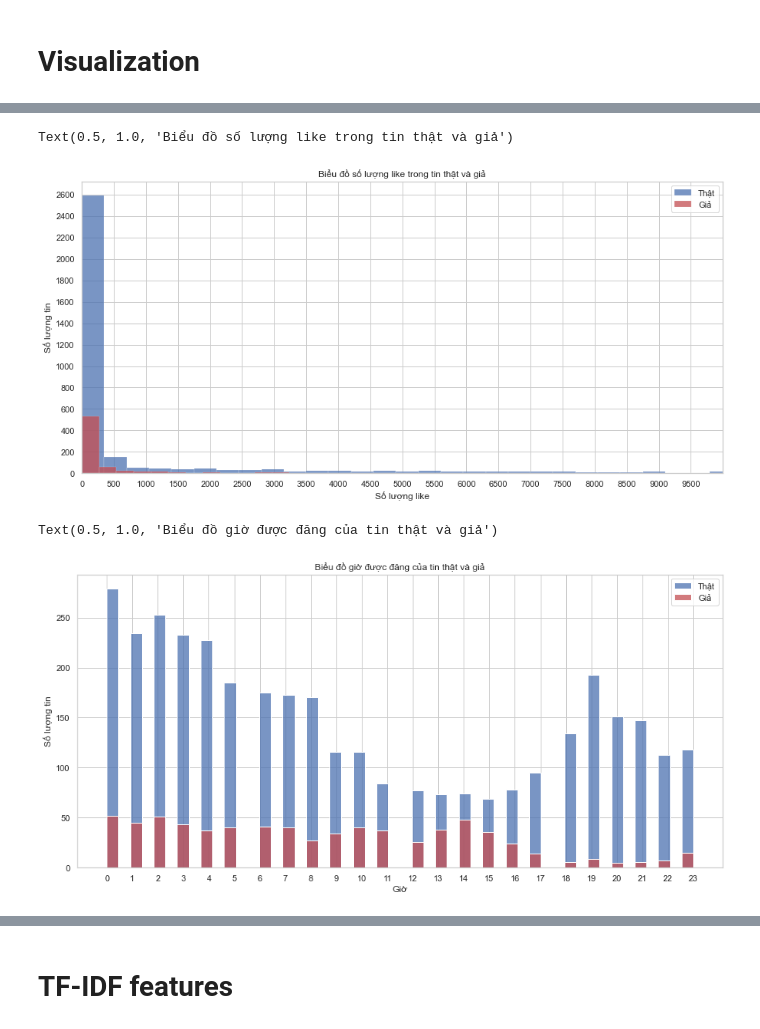
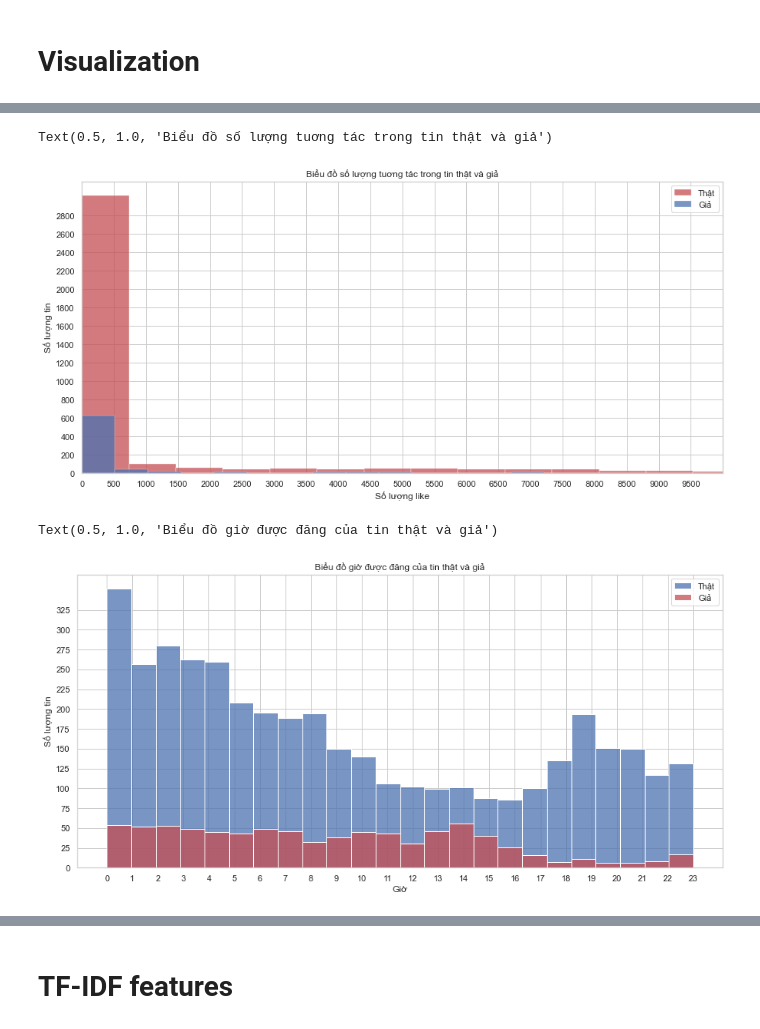
Before and after one commit to nhmt120/vietnamese-fake-news-detection, a Jupyter notebook: data visualization.ipynb, the cells around one changed output, grey strips where cells are left out. Cells and saved outputs as stored; diff of their text form; code cells hidden in the pictures.

```diff
--- a/data visualization.ipynb
+++ b/data visualization.ipynb
@@ -7,5 +8,6 @@ import re
 # %%
 # get data
-df = pd.read_csv('data/public_train.csv')
+df = pd.read_csv('data/public_train.csv').append(pd.read_excel('data/warmup_training_dataset.xlsx'))
+print(df.shape)
 df.head()
 # %% [output]
@@ -62,7 +63,7 @@ df['timestamp_post'] = pd.to_datetime(df['timestamp_post'], unit='s', errors='co
 # %%
 # remove null, duplicate text content record and change dtype of num_like, comment, share feature to int64
 df = df.dropna(subset=['post_message'])
-df['timestamp_post'] = df['timestamp_post'].fillna(pd.Timestamp(0000000000)) # empty timestamp
+df['timestamp_post'] = df['timestamp_post'].fillna(pd.Timestamp(0)) # empty timestamp
 df = df.fillna(0)
 df = df.drop_duplicates(subset='post_message', keep='first')
 df.iloc[:, 4:7] = df.iloc[:, 4:7].astype('int64')
@@ -137,37 +146,39 @@ Text(0.5, 1.0, 'Biểu đồ số lượng từ trong tin thật và giả')
 # %%
-like_true =[n for n in df[df['label'] == 0]['num_like_post'] if n<1000000000]
-like_fake = df[df['label'] == 1]['num_like_post']
+tt_true = [n for n in df[df['label'] == 0].iloc[:, [4, 5, 6]].sum(axis=1) if n<1000000000]
+tt_fake = [n for n in df[df['label'] == 1].iloc[:, [4, 5, 6]].sum(axis=1) if n<1000000000]
 
 # print(like_true)
 
 plt.figure(figsize=(15, 7))
-sns.histplot(data=like_true, bins=400, color='b')
-sns.histplot(data=like_fake, bins=200, color='r')
+
+sns.histplot(data=tt_true, bins=200, color='r')
+sns.histplot(data=tt_fake, bins=200, color='b')
 plt.xticks(ticks=range(0, 10000, 500))
-plt.yticks(ticks=range(0, 2700, 200))
+plt.yticks(ticks=range(0, 3000, 200))
 plt.xlim(0,10000)
 plt.xlabel('Số lượng like')
 plt.ylabel('Số lượng tin')
 plt.legend(labels=["Thật", "Giả"])
-plt.title('Biểu đồ số lượng like trong tin thật và giả')
+plt.title('Biểu đồ số lượng tuơng tác trong tin thật và giả')
 # %% [output]
-Text(0.5, 1.0, 'Biểu đồ số lượng like trong tin thật và giả')
+Text(0.5, 1.0, 'Biểu đồ số lượng tuơng tác trong tin thật và giả')
-[figure, old version]
+[figure, new version]
 # %%
 # for graphing
 time_true = [n.hour for n in df[df['label'] == 0]['timestamp_post']]
 time_fake = [n.hour for n in df[df['label'] == 1]['timestamp_post']]
 
 plt.figure(figsize=(15, 7))
-sns.histplot(data=time_true, bins=50, color='b')
-sns.histplot(data=time_fake, bins=50, color='r')
+sns.histplot(data=time_true, bins=24, color='b')
+sns.histplot(data=time_fake, bins=24, color='r')
+plt.yticks(ticks=range(0, 350, 25))
 plt.xticks(ticks=range(0, 24))
 plt.xlabel('Giờ')
 plt.ylabel('Số lượng tin')
 plt.legend(labels=["Thật", "Giả"])
 plt.title('Biểu đồ giờ được đăng của tin thật và giả')
 # %% [output]
 Text(0.5, 1.0, 'Biểu đồ giờ được đăng của tin thật và giả')
-[figure, old version]
+[figure, new version]
 # %%
 from underthesea import word_tokenize
```
Also changed, not shown: parts of 13 cells of this notebook, 5 other files.
